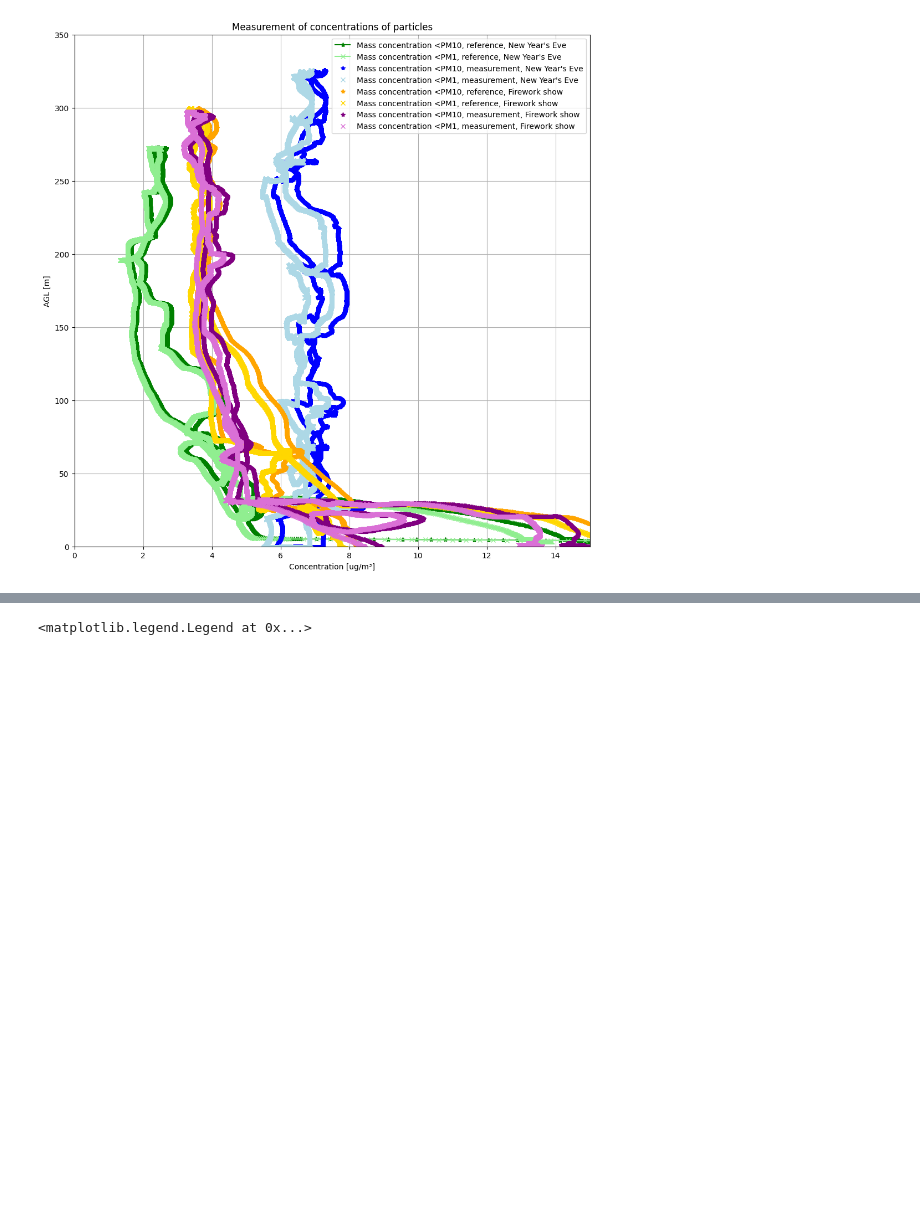
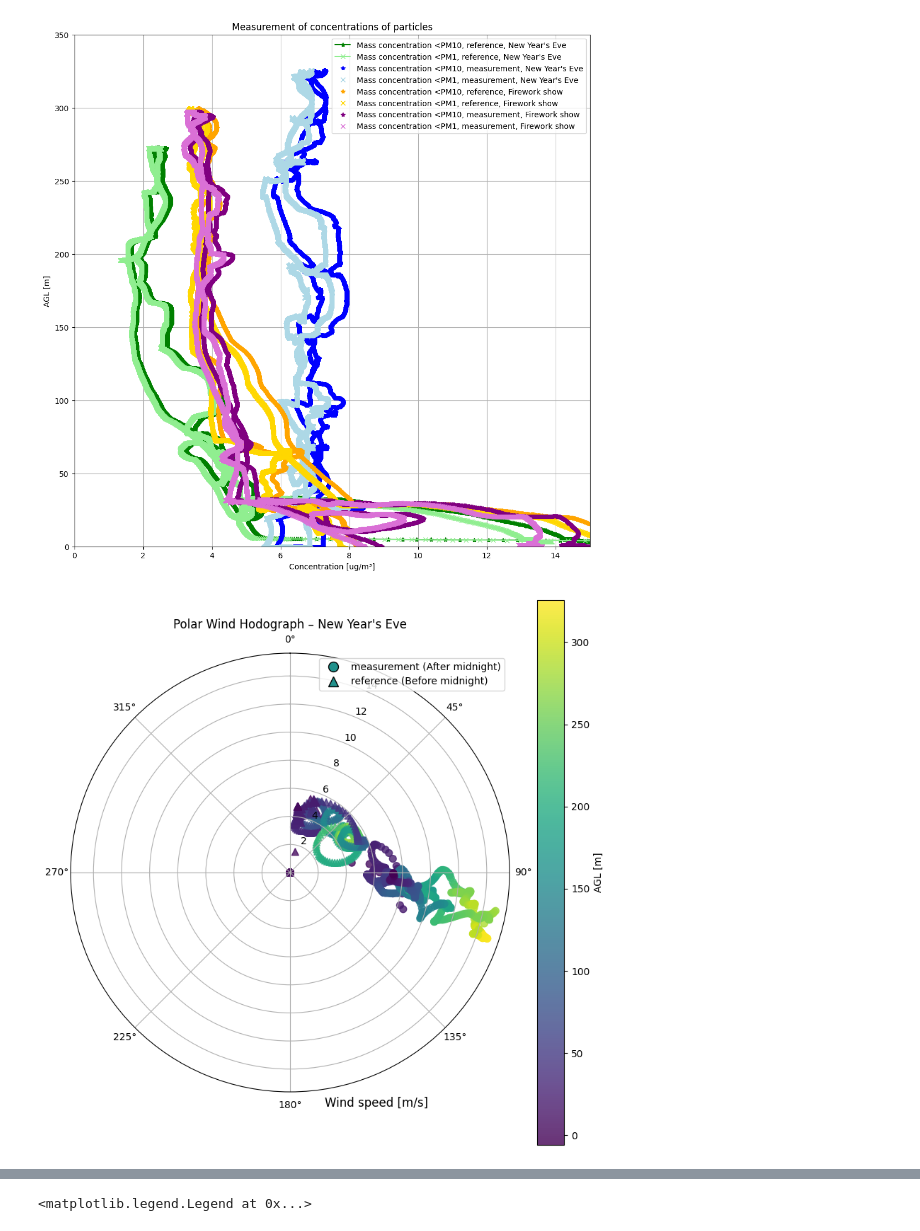
Before and after one commit to ThunderFly-aerospace/TF-ATMON, a Jupyter notebook: notebooks/fireworks_dust.ipynb, the cells around one changed output, grey strips where cells are left out. Drawn from its saved outputs; the diff is of its cells as text; code cells hidden in the pictures; blank space fills up the shorter version.

Commit message:
Adding wind hodographs.

```diff
--- a/notebooks/fireworks_dust.ipynb
+++ b/notebooks/fireworks_dust.ipynb
@@ -40,3 +38,39 @@ data_nr_m = pyulog.ULog("data/mereni_silvestr2021/novorocni_ohnostroj_mes.ulg")
+# %%
+def plot_multiple_polar_wind_hodograph(datasets, labels, markers, title="Polar Wind Hodograph", step=10):
+    plt.figure(figsize=(10, 10))
+    ax = plt.subplot(111, polar=True)
+
+    from matplotlib.lines import Line2D
+
+    custom_legend = [
+        Line2D([0], [0], marker=m, color='none', label=lbl,
+               markerfacecolor=plt.cm.viridis(0.5), markersize=10)
+        for m, lbl in zip(markers, labels)
+    ]
+
+    all_heights = np.concatenate([ds['vehicle_local_position/z'] for ds in datasets])
+    vmin, vmax = np.nanmin(all_heights), np.nanmax(all_heights)
+
+    scatter_plots = []
+    for ds, label, marker in zip(datasets, labels, markers):
+        speed = ds['wind_spd'][::step]
+        direction_rad = np.radians(ds['wind_dir'][::step])
+        height = ds['vehicle_local_position/z'][::step]
+
+        sc = ax.scatter(
+            direction_rad, speed, c=height, cmap='viridis',
+            vmin=vmin, vmax=vmax, s=50, marker=marker, alpha=0.8, label=label
+        )
+        scatter_plots.append(sc)
+
+    cbar = plt.colorbar(scatter_plots[0], ax=ax, label="AGL [m]")
+    ax.set_theta_zero_location('N')
+    ax.set_theta_direction(-1)
+    ax.legend(scatterpoints=1)
+    ax.set_title(title)
+    ax.text(np.radians(160), ax.get_rmax() * 1.15, "Wind speed [m/s]", ha='center', va='bottom', fontsize=12)
+    ax.legend(handles=custom_legend, loc='upper right')
+    plt.show()
 # %%
 def gen_df(data, fields):
     tables = []
@@ -81,3 +116,13 @@ plt.legend()
 # %% [output]
 <matplotlib.legend.Legend at 0x...>
 [figure]
+# %%
+plot_multiple_polar_wind_hodograph(
+    datasets=[silv_mes, silv_ref],
+    labels=['measurement (After midnight)', 'reference (Before midnight)'],
+    markers=['o', '^'],
+    title="Polar Wind Hodograph – New Year's Eve",
+    step=20
+)
+# %% [output]
+[figure, added]
```
Also changed, not shown: parts of 4 cells of this notebook.
